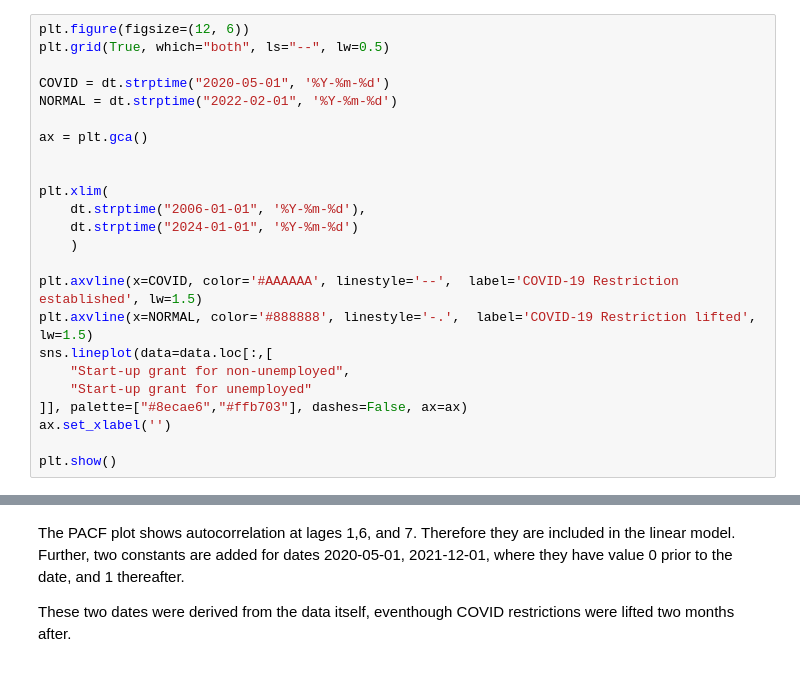
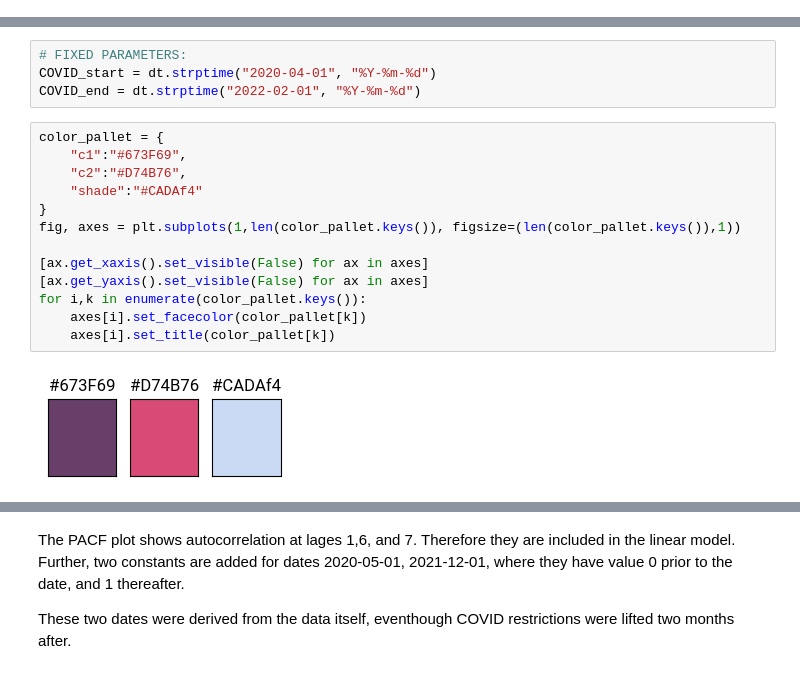
Before and after one commit to Babakfifoo/01_Labor_training, a Jupyter notebook: notebooks/01_startup_application.ipynb, the cells around one changed output, grey strips where cells are left out. Cells and saved outputs as stored; diff of their text form.

```diff
--- a/notebooks/01_startup_application.ipynb
+++ b/notebooks/01_startup_application.ipynb
@@ -44,24 +62,0 @@ Therefore ,the whole duration of the data is used for this test statistics to av
-# %%
-plt.figure(figsize=(12, 6))
-plt.grid(True, which="both", ls="--", lw=0.5)
-
-COVID = dt.strptime("2020-05-01", '%Y-%m-%d')
-NORMAL = dt.strptime("2022-02-01", '%Y-%m-%d')
-
-ax = plt.gca()
-
-
-plt.xlim(
-	dt.strptime("2006-01-01", '%Y-%m-%d'),
-	dt.strptime("2024-01-01", '%Y-%m-%d')
-	)
-
-plt.axvline(x=COVID, color='#AAAAAA', linestyle='--',  label='COVID-19 Restriction established', lw=1.5)
-plt.axvline(x=NORMAL, color='#888888', linestyle='-.',  label='COVID-19 Restriction lifted', lw=1.5)
-sns.lineplot(data=data.loc[:,[
-	"Start-up grant for non-unemployed",
-	"Start-up grant for unemployed"
-]], palette=["#8ecae6","#ffb703"], dashes=False, ax=ax)
-ax.set_xlabel('')
-
-plt.show()
@@ -69,0 +63,19 @@ plt.show()
+# %%
+# FIXED PARAMETERS:
+COVID_start = dt.strptime("2020-04-01", "%Y-%m-%d")
+COVID_end = dt.strptime("2022-02-01", "%Y-%m-%d")
+# %%
+color_pallet = {
+    "c1":"#673F69",
+    "c2":"#D74B76",
+    "shade":"#CADAf4"
+}
+fig, axes = plt.subplots(1,len(color_pallet.keys()), figsize=(len(color_pallet.keys()),1))
+
+[ax.get_xaxis().set_visible(False) for ax in axes]
+[ax.get_yaxis().set_visible(False) for ax in axes]
+for i,k in enumerate(color_pallet.keys()):
+    axes[i].set_facecolor(color_pallet[k])
+    axes[i].set_title(color_pallet[k])
+# %% [output]
+[figure, added]
```
Also changed, not shown: parts of 29 cells of this notebook.
